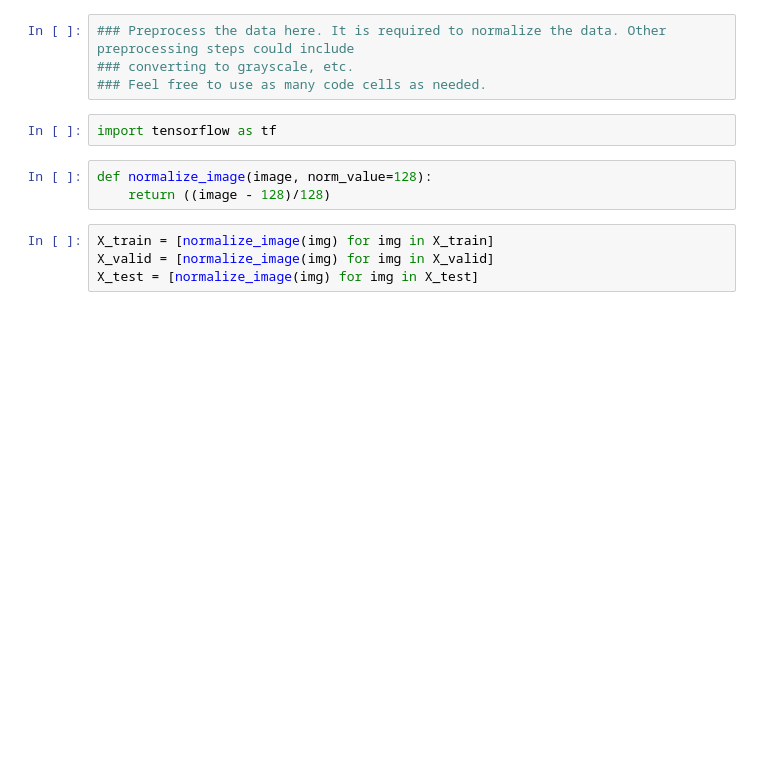
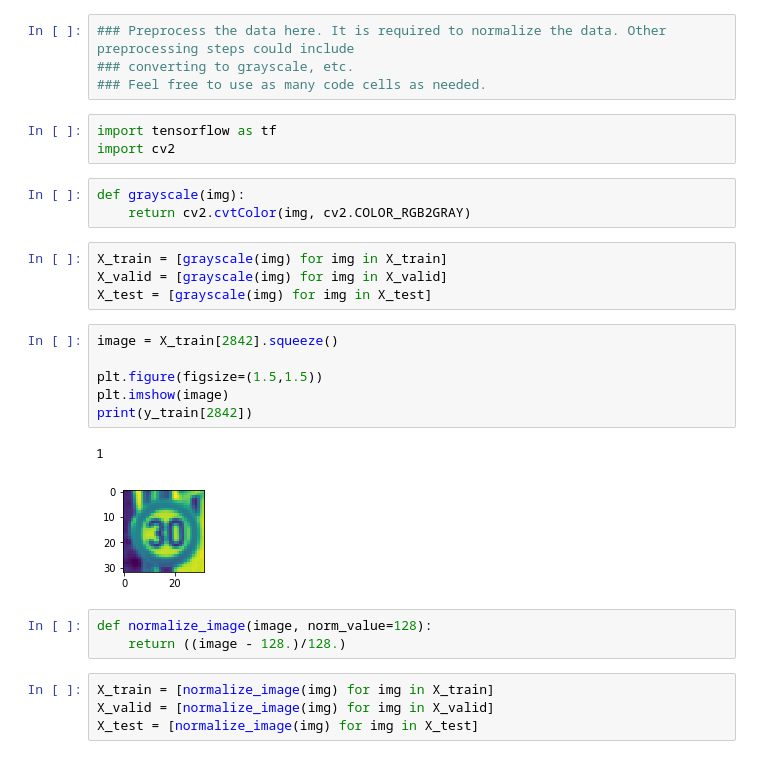
Before and after one commit to scollins83/CarND-Traffic-Sign-Classifier-Project, a Jupyter notebook: Traffic_Sign_Classifier_SEC.ipynb, the cells around one changed output. Saved outputs shown, nothing was run; the diff lists cells and outputs as text; blank space fills up the shorter version.

```diff
--- a/Traffic_Sign_Classifier_SEC.ipynb
+++ b/Traffic_Sign_Classifier_SEC.ipynb
@@ -149,9 +150,26 @@ Use the code cell (or multiple code cells, if necessary) to implement the first
 ### Feel free to use as many code cells as needed.
 # %%
 import tensorflow as tf
+import cv2
+# %%
+def grayscale(img):
+    return cv2.cvtColor(img, cv2.COLOR_RGB2GRAY)
+# %%
+X_train = [grayscale(img) for img in X_train]
+X_valid = [grayscale(img) for img in X_valid]
+X_test = [grayscale(img) for img in X_test]
+# %%
+image = X_train[2842].squeeze()
+
+plt.figure(figsize=(1.5,1.5))
+plt.imshow(image)
+print(y_train[2842])
+# %% [output]
+1
+[figure, added]
 # %%
 def normalize_image(image, norm_value=128):
-    return ((image - 128)/128)
+    return ((image - 128.)/128.)
 # %%
 X_train = [normalize_image(img) for img in X_train]
 X_valid = [normalize_image(img) for img in X_valid]
```
Also changed, not shown: parts of 27 cells of this notebook, 1 other file.
